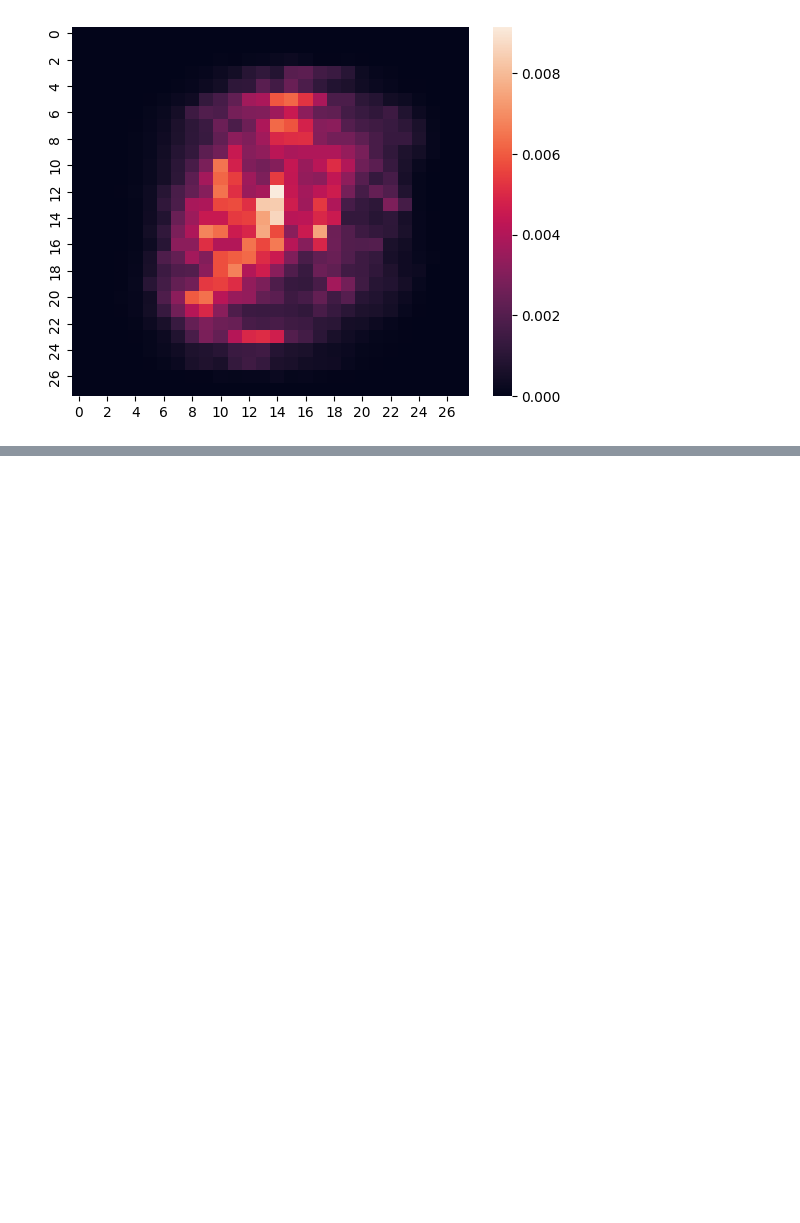
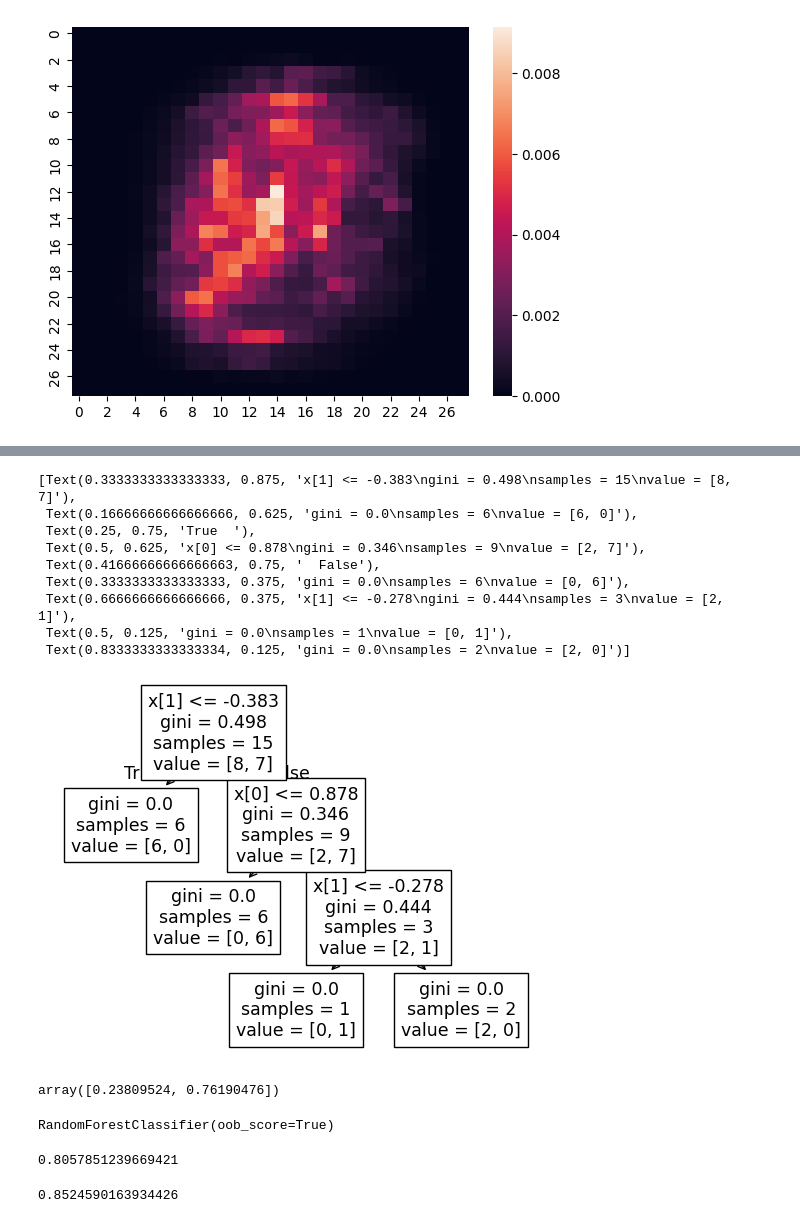
Before and after one commit to debdutta-chatterjee/AI_ML_DS_GenAI_Portfolio, a Jupyter notebook: ML/RF/rf2.ipynb, the cells around one changed output, grey strips where cells are left out. Drawn from its saved outputs; the diff is of its cells as text; code cells hidden in the pictures; blank space fills up the shorter version.

```diff
--- a/ML/RF/rf2.ipynb
+++ b/ML/RF/rf2.ipynb
@@ -242,0 +277,55 @@ sns.heatmap(rf.feature_importances_.reshape(28,28))
+# %%
+X,y = make_classification(n_samples=15, n_classes=2,
+                               n_features=2, n_informative=2, n_redundant=0,
+                               random_state=0)
+from sklearn.tree import DecisionTreeClassifier
+clf = DecisionTreeClassifier()
+
+clf.fit(X,y)
+from sklearn.tree import plot_tree
+plot_tree(clf)
+# %% [output]
+[Text(0.3333333333333333, 0.875, 'x[1] <= -0.383\ngini = 0.498\nsamples = 15\nvalue = [8, 7]'),
+ Text(0.16666666666666666, 0.625, 'gini = 0.0\nsamples = 6\nvalue = [6, 0]'),
+ Text(0.25, 0.75, 'True  '),
+ Text(0.5, 0.625, 'x[0] <= 0.878\ngini = 0.346\nsamples = 9\nvalue = [2, 7]'),
+ Text(0.41666666666666663, 0.75, '  False'),
+ Text(0.3333333333333333, 0.375, 'gini = 0.0\nsamples = 6\nvalue = [0, 6]'),
+ Text(0.6666666666666666, 0.375, 'x[1] <= -0.278\ngini = 0.444\nsamples = 3\nvalue = [2, 1]'),
+ Text(0.5, 0.125, 'gini = 0.0\nsamples = 1\nvalue = [0, 1]'),
+ Text(0.8333333333333334, 0.125, 'gini = 0.0\nsamples = 2\nvalue = [2, 0]')]
+[figure, added]
+# %%
+clf.feature_importances_
+# %% [output]
+array([0.23809524, 0.76190476])
+# %%
+import numpy as np
+import pandas as pd
+
+from sklearn.model_selection import train_test_split
+from sklearn.ensemble import RandomForestClassifier
+
+from sklearn.metrics import accuracy_score
+
+df = pd.read_csv('heart.csv')
+df.head()
+
+X = df.iloc[:,0:-1]
+y = df.iloc[:,-1]
+
+X_train,X_test,y_train,y_test = train_test_split(X,y,test_size=0.2,random_state=42)
+
+rf = RandomForestClassifier(oob_score=True)
+rf.fit(X_train,y_train)
+# %% [output]
+RandomForestClassifier(oob_score=True)
+# %%
+rf.oob_score_
+# %% [output]
+0.8057851239669421
+# %%
+y_pred = rf.predict(X_test)
+accuracy_score(y_test,y_pred)
+# %% [output]
+0.8524590163934426
```
Also changed, not shown: parts of 17 cells of this notebook.
